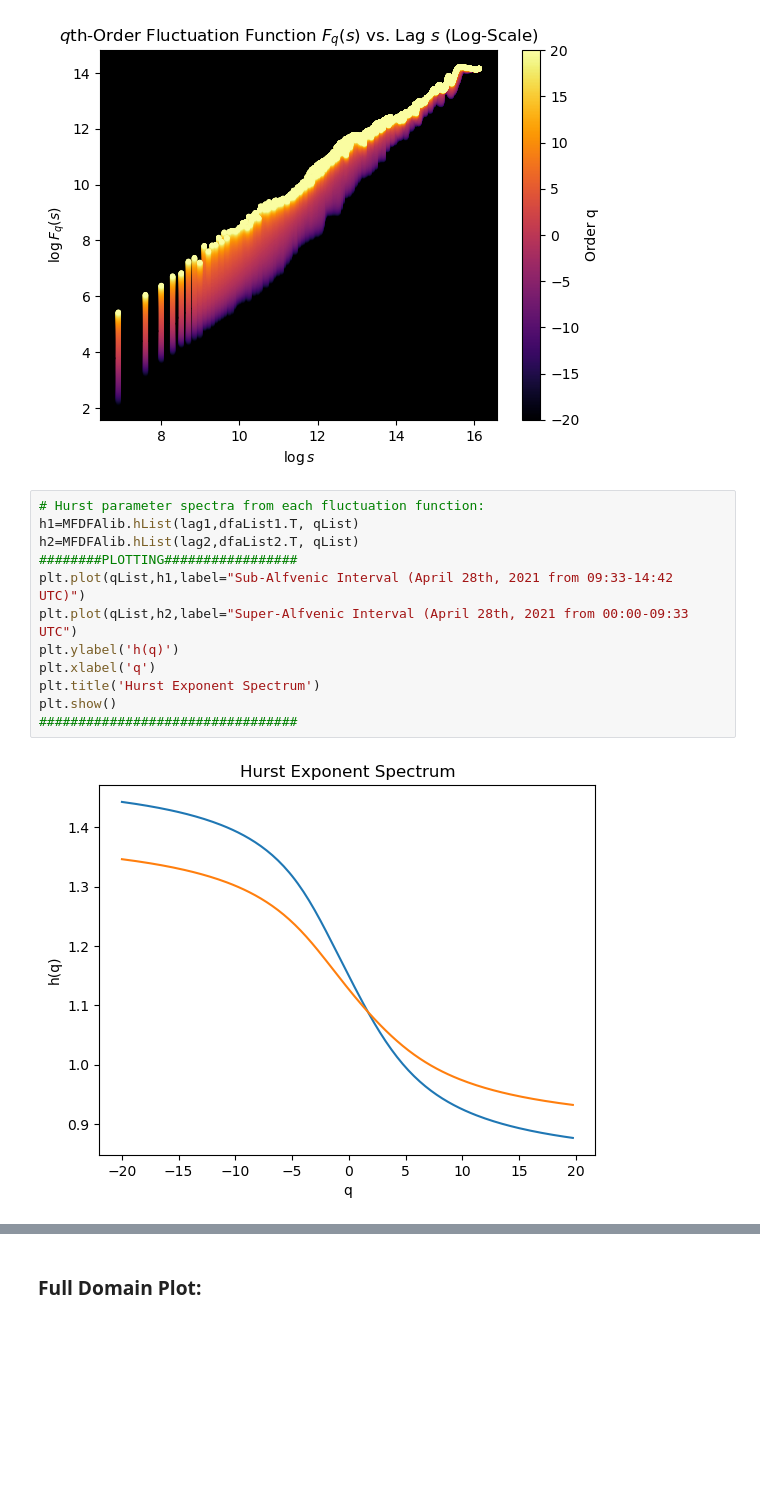
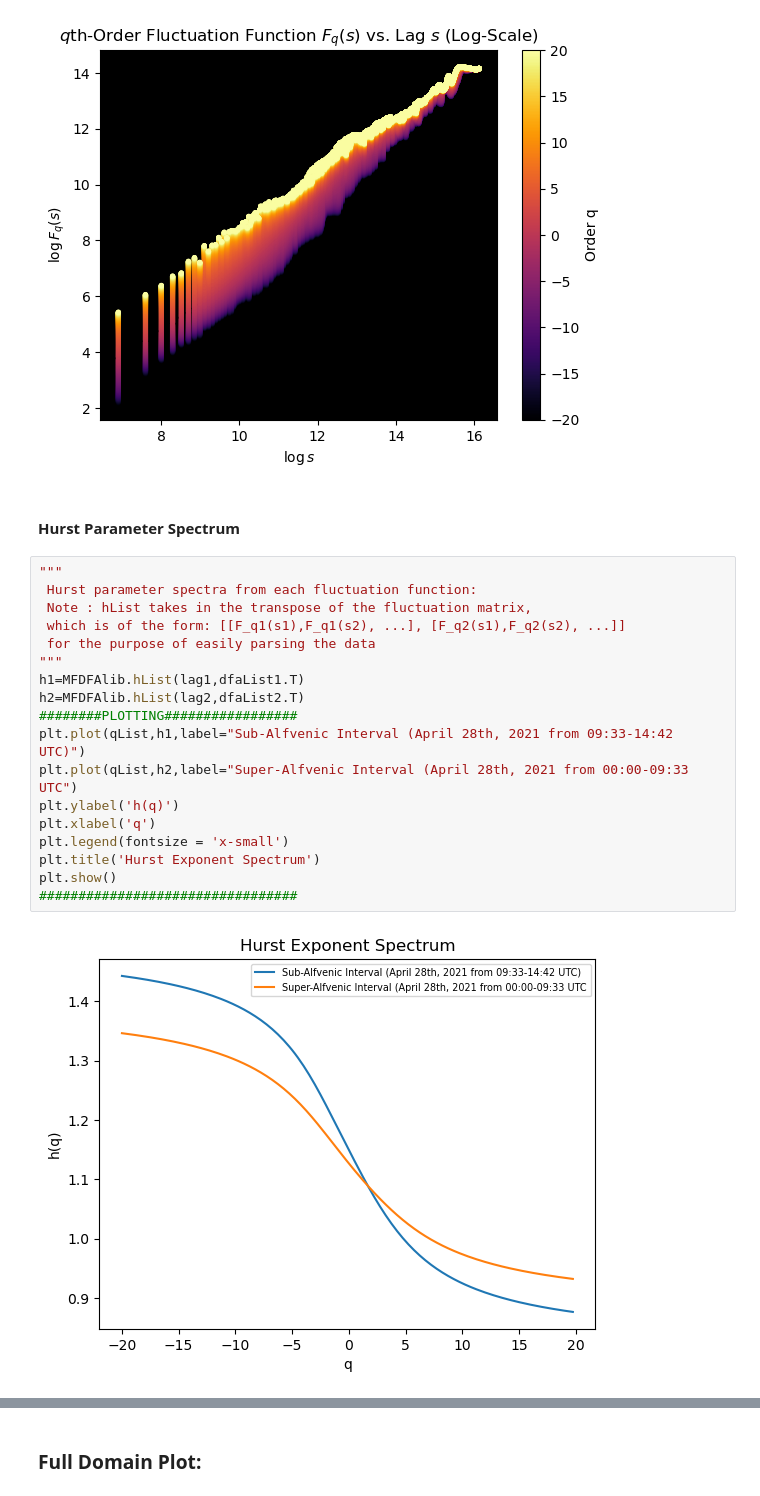
Before and after one commit to sfcoscia/Solar_Wind_MFDFA, a Jupyter notebook: MFDFA_PSP.ipynb, the cells around one changed output, grey strips where cells are left out. Cells and saved outputs as stored; diff of their text form; blank space fills up the shorter version.

```diff
--- a/MFDFA_PSP.ipynb
+++ b/MFDFA_PSP.ipynb
@@ -90,17 +90,25 @@ lag2,dfaList2 = MFDFAlib.flucFunc(bmag_super,lag2,qList,order)
 # %% [output]
 [figure]
 [figure]
+# %% [markdown]
+#### Hurst Parameter Spectrum
 # %%
-# Hurst parameter spectra from each fluctuation function:
-h1=MFDFAlib.hList(lag1,dfaList1.T, qList)
-h2=MFDFAlib.hList(lag2,dfaList2.T, qList)
+"""
+ Hurst parameter spectra from each fluctuation function:
+ Note : hList takes in the transpose of the fluctuation matrix,
+ which is of the form: [[F_q1(s1),F_q1(s2), ...], [F_q2(s1),F_q2(s2), ...]]
+ for the purpose of easily parsing the data
+"""
+h1=MFDFAlib.hList(lag1,dfaList1.T)
+h2=MFDFAlib.hList(lag2,dfaList2.T)
 ########PLOTTING#################
 plt.plot(qList,h1,label="Sub-Alfvenic Interval (April 28th, 2021 from 09:33-14:42 UTC)")
 plt.plot(qList,h2,label="Super-Alfvenic Interval (April 28th, 2021 from 00:00-09:33 UTC")
 plt.ylabel('h(q)')
 plt.xlabel('q')
+plt.legend(fontsize = 'x-small')
 plt.title('Hurst Exponent Spectrum')
 plt.show()
 #################################
 # %% [output]
-[figure, old version]
+[figure, new version]
```
Also changed, not shown: parts of 21 cells of this notebook, 4 other files.
